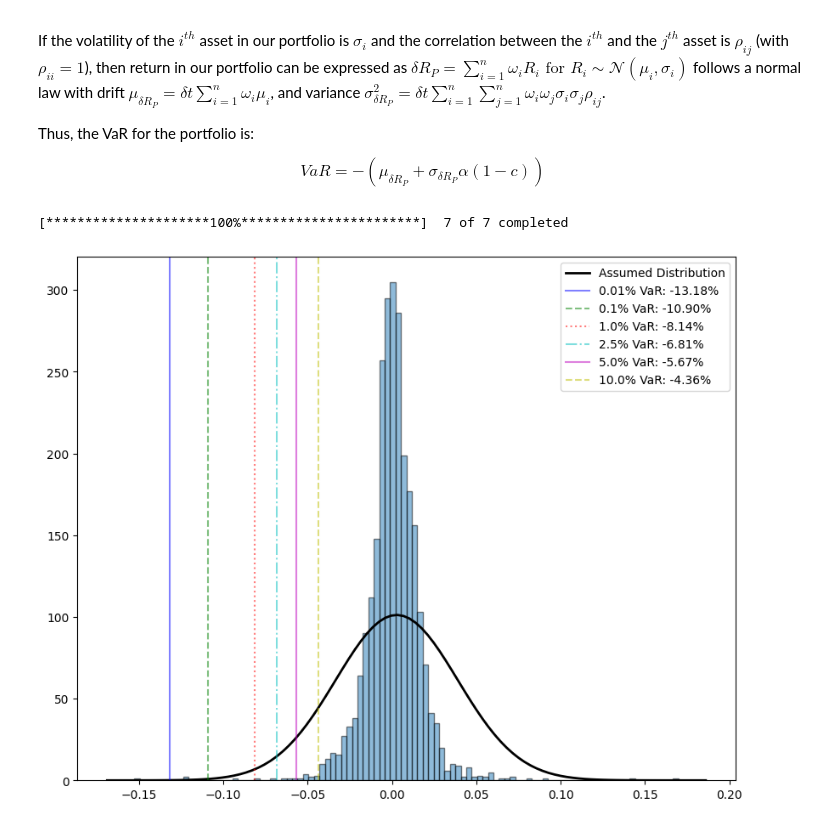
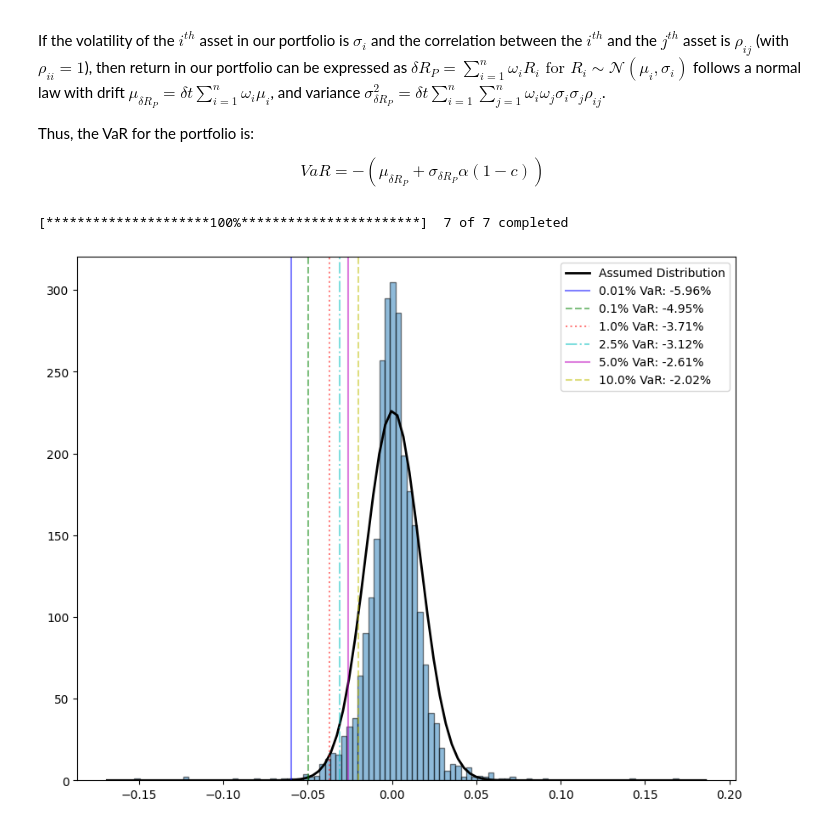
Before and after one commit to eduardo-contreras-dominguez/Quantitative-Finance, a Jupyter notebook: VaR.ipynb, the cells around one changed output. Cells and saved outputs as stored; diff of their text form; code cells hidden in the pictures.

```diff
--- a/VaR.ipynb
+++ b/VaR.ipynb
@@ -170,7 +170,7 @@ $$VaR = -(\mu_{\delta R_P} + \sigma_{\delta R_P}\alpha (1 - c))$$
 def Parametric_VaR_Portfolio(
     tickers = ['GS','MS','JPM','C', 'MSFT','BAC', 'WFC'],
     weights = "Equally Weighted",
-    period = 'W',
+    period = 'D',
     start_date = dt.date(year = 2013 , month = 1 ,day = 1),
     confidence_levels = [0.0001, 0.001, 0.01,0.025, 0.05, 0.1],
     plotting = True):
@@ -191,31 +191,31 @@ def Parametric_VaR_Portfolio(
 #STEP 5: Computing the whole portfolio returns and variance
     portfolio_std = math.sqrt(period_frame*np.dot(weights, np.dot(C, weights.T)))
     portfolio_mu = period_frame*np.dot(weights, mu)
     portfolio_returns = (np.dot(daily_returns_df, weights))
 
     VaRs = [norm.ppf(p, portfolio_mu, portfolio_std) for p in confidence_levels]
     if plotting:
         colors = "bgrcmykw"
         linestyle_str = ['-', '--',':','-.','-','--']
         plt.rcParams["figure.figsize"] = (10, 8)
         plt.hist(portfolio_returns, bins=100, edgecolor='black',  alpha=.5)
         xmin, xmax = plt.xlim()
         bin_width = (xmax - xmin)/100
         N = len(portfolio_returns)
         x = np.linspace(xmin, xmax, 100)
         p = norm.pdf(x, portfolio_mu, portfolio_std) * N * bin_width
         plt.plot(x, p, 'k', linewidth=2, label = "Assumed Distribution")
         for i in range(len(confidence_levels)):
             VaR = VaRs[i]
             conf = confidence_levels[i]
             color = colors[i]
             style = linestyle_str[i]
             label = '{}% VaR: {:.2f}%'.format(conf*100, VaR*100)
             plt.axvline(x=VaR, color=colors[i], linestyle=linestyle_str[i], label=label, alpha = .5)
             plt.legend()
     plt.show()
     return VaRs
 L = Parametric_VaR_Portfolio()
 # %% [output]
 [*********************100%***********************]  7 of 7 completed
-[figure, old version]
+[figure, new version]
```
Also changed, not shown: parts of 2 cells of this notebook.
